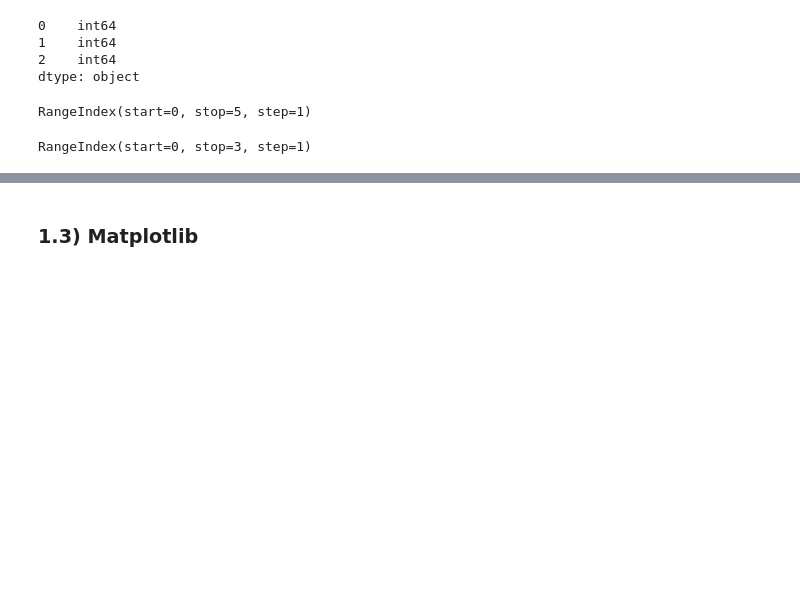
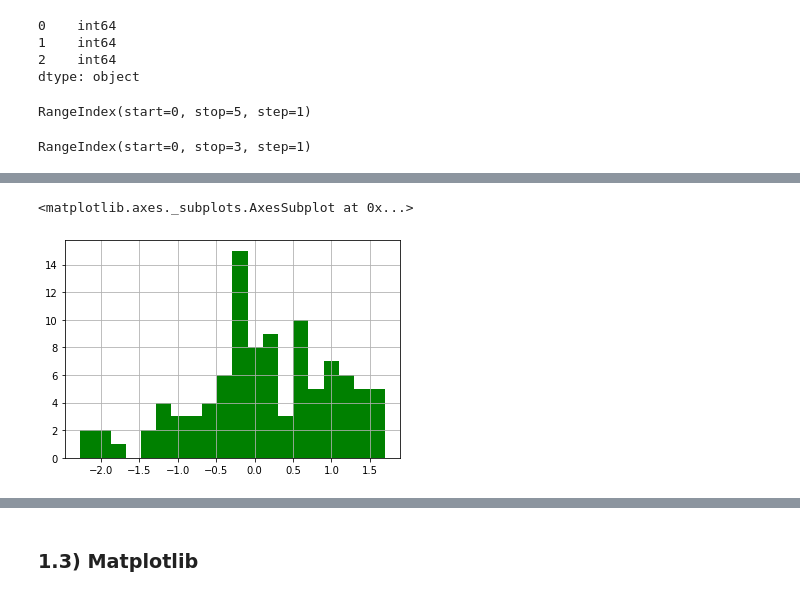
Before and after one commit to simonelucchesi/Python_room, a Jupyter notebook: Python room 2 .ipynb, the cells around one changed output, grey strips where cells are left out. Saved outputs shown, nothing was run; the diff lists cells and outputs as text; code cells hidden in the pictures; blank space fills up the shorter version.

```diff
--- a/Python room 2 .ipynb
+++ b/Python room 2 .ipynb
@@ -165,0 +549,5 @@ RangeIndex(start=0, stop=3, step=1)
+# %%
+my_series.hist(color ='g', bins = 20)
+# %% [output]
+<matplotlib.axes._subplots.AxesSubplot at 0x...>
+[figure, added]
```
Also changed, not shown: parts of 123 cells of this notebook.
